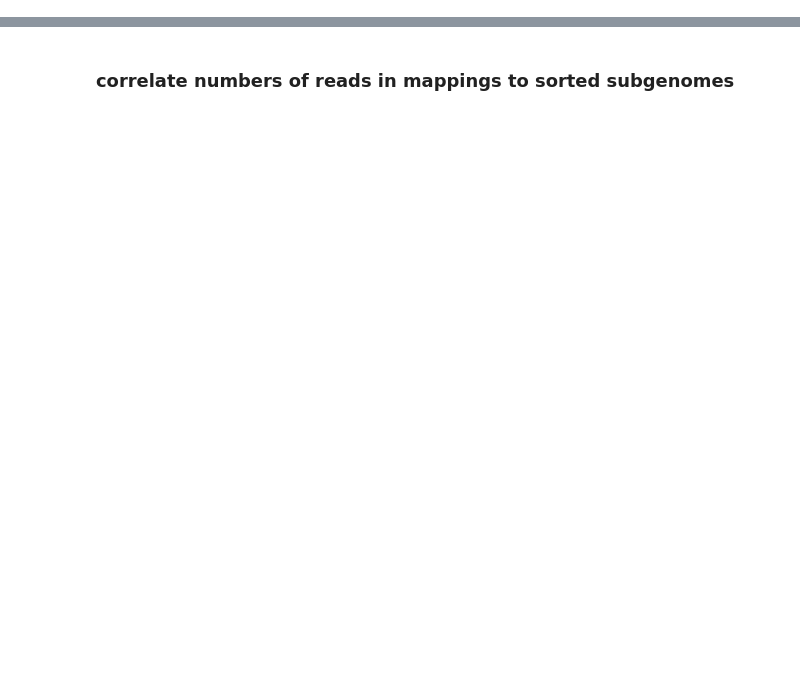
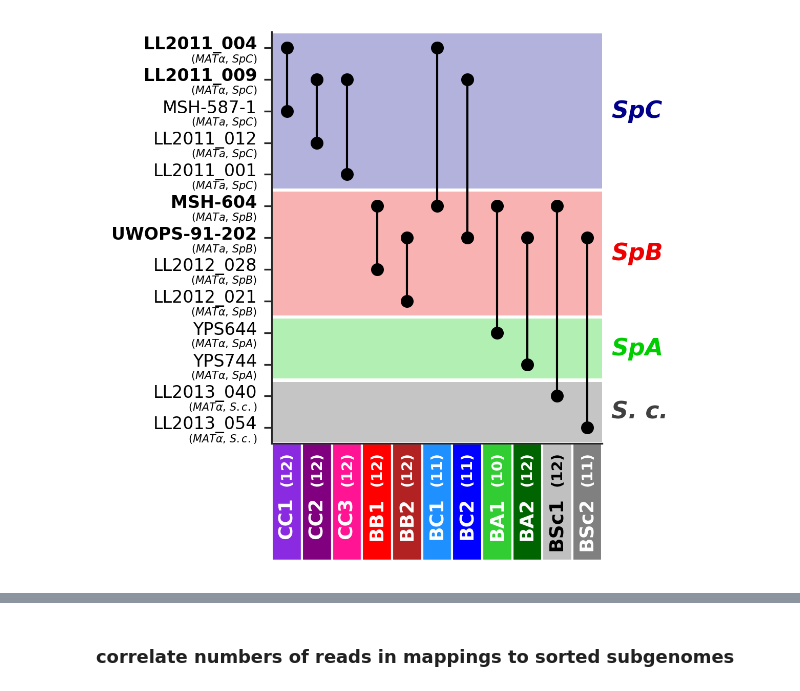
Before and after one commit to mhenault1/lrma, a Jupyter notebook: script/sort_reads.ipynb, the cells around one changed output, grey strips where cells are left out. Saved outputs shown, nothing was run; the diff lists cells and outputs as text; code cells hidden in the pictures; blank space fills up the shorter version.

```diff
--- a/script/sort_reads.ipynb
+++ b/script/sort_reads.ipynb
@@ -27,0 +29,4 @@ cross_parents = pd.read_csv('/mnt/HDD3/lrma/private_variants/cross_parents.txt',
+# %%
+#import tables of strain identities and cross parents
+nano_strains = pd.read_csv('/mnt/HDD3/lrma/script/nano_strains.csv', index_col=0)
+Cross_parents = pd.read_csv('/mnt/HDD3/lrma/private_variants/cross_parents.txt', sep=';', header=None, index_col=0).squeeze()
@@ -38,3 +104,11 @@ cross_alias = {'VL3':'CC1',
               'H1':'BSc1',
               'H2':'BSc2'}
 cross_order = {j:i for i,j in enumerate(['CC1', 'CC2', 'CC3', 'BB1', 'BB2', 'BC1', 'BC2', 'BA1', 'BA2', 'BSc1', 'BSc2'])}
+# %%
+#import tables of strain identities and cross parents
+nano_strains = pd.read_csv('/mnt/HDD3/lrma/script/nano_strains.csv', index_col=0)
+nano_strains['cross'] = nano_strains['cross'].replace(cross_alias)
+cross_parents = pd.read_csv('/mnt/HDD3/lrma/script/cross_parents.csv', sep=',', index_col=0)
+cross_color = nano_strains.groupby('cross')['cross_color'].apply(lambda x: x.iloc[0]).to_dict()
+
+parents_background = cross_parents.value_counts(['strain', 'group', 'mat', 'ho', 'ade2']).rename('count').reset_index().set_index('strain')
@@ -63,0 +181,67 @@ ns_subg['cross'] = ns_subg['cross'].replace(cross_alias)
+# %%
+#plot crosses scheme
+
+fig = plt.figure(figsize=[5,4])
+gs = plt.GridSpec(ncols=1, nrows=1, left=0.25, right=0.68, top=0.9, bottom=0.23)
+ax = fig.add_subplot(gs[0])
+
+#for cross in Cross_parents:
+for cross in cross_order:
+    sub = cross_parents.loc[cross_parents['cross']==cross].sort_values(by='mat')
+    #p1, p2 = Cross_parents[cross].split(',')
+    p1, p2 = sub['strain'].values
+
+    X = np.repeat(cross_order[cross], 2)
+    Y = [Parents_order[p] for p in (p1, p2)]
+
+    ax.plot(X, Y, c='k', marker='o', mfc='k', lw=1, ms=5)
+
+    fa = FancyArrow(cross_order[cross], 12.5, 0, 3.7, width=1, head_length=0, head_width=0, fc=cross_color[cross], lw=1, ec='w',
+                    clip_on=False, zorder=0)
+    ax.add_patch(fa)
+    if cross == 'BSc1':
+        tc = 'k'
+    else:
+        tc = 'w'
+    ax.text(cross_order[cross], 14.2, cross, size=9, ha='center', va='top', color=tc, rotation=90, fontweight='bold', zorder=1)
+    ax.text(cross_order[cross], 13.3, f'({len(lines_per_cross[cross])})', size=7, ha='center', va='center', color=tc, rotation=90, fontweight='bold', zorder=1)
+
+for group, (y, dy), fc in zip(['SpC','SpB','SpA','S. c.'], [(0,5), (5,4), (9,2), (11,2)], ['#00008B','#EE0000','#00CD00','0.25']):
+    rect_spacing = 0.05
+
+    Rect = Rectangle((-0.5, y+rect_spacing-0.5), 11, dy-2*rect_spacing, fc=fc, lw=0, zorder=0, clip_on=False, alpha=0.3)
+    ax.add_patch(Rect)
+    mid = np.mean([y, dy+y])-0.5
+    ax.text(10.8, mid, group, color=fc, size=11, fontweight='semibold', fontstyle='italic',
+             va='center', ha='left', clip_on=False, zorder=0)
+
+
+ax.set_ylim(12.5,-0.5)
+ax.set_yticks(range(13))
+ax.set_yticklabels([])
+
+ax.set_xlim(-0.5, 10.5)
+ax.set_xticks([])
+
+
+for p in Parents_order:
+
+    group, mat, c = parents_background.loc[p, ['group', 'mat', 'count']]
+
+    if c > 1:
+        fw = 'bold'
+    else:
+        fw = 'normal'
+
+    ax.text(-1, Parents_order[p]-0.1, f'{p}', size=8, color='k', ha='right', va='center', weight=fw)
+    ax.text(-1, Parents_order[p]+0.35, f'($MAT${mat_alias[mat]}, {group_alias[group]})', size=5, color='k', ha='right', va='center')
+
+for i in ['right','top']:
+    ax.spines[i].set_visible(False)
+
+
+#plt.savefig(f'{fig_path}Fig2A.svg', dpi=300)
+plt.show()
+plt.close()
+# %% [output]
+[figure, added]
```
Also changed, not shown: parts of 51 cells of this notebook, 5 other files.
